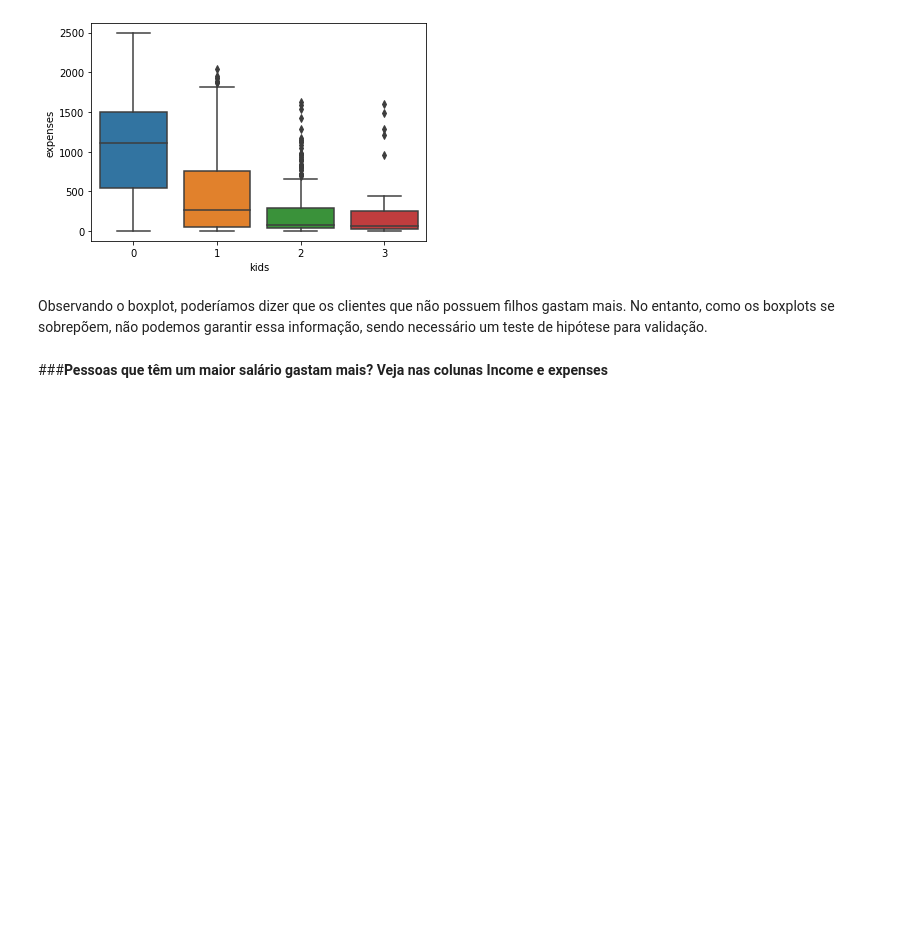
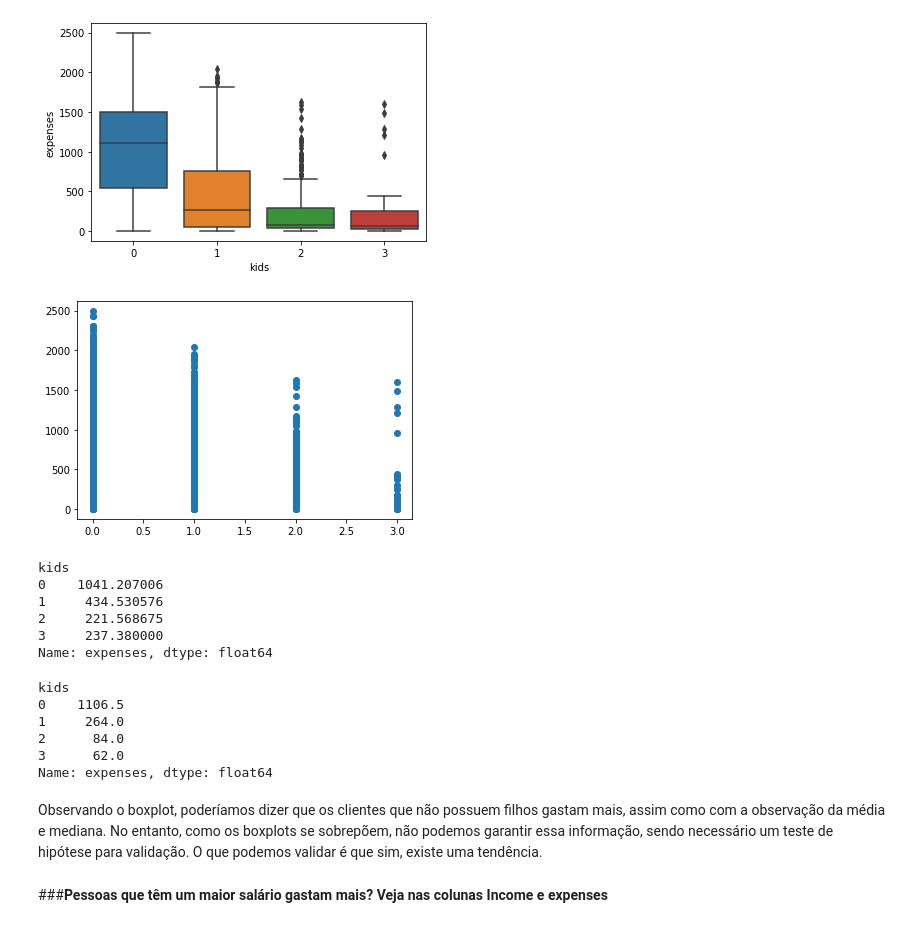
Before and after one commit to nataliagcarvalho/estatistica, a Jupyter notebook: Aula_1_iFood.ipynb, the cells around one changed output. Saved outputs shown, nothing was run; the diff lists cells and outputs as text; code cells hidden in the pictures; blank space fills up the shorter version.

```diff
--- a/Aula_1_iFood.ipynb
+++ b/Aula_1_iFood.ipynb
@@ -268,8 +263,34 @@ sns.boxplot(x="kids", y="expenses", data=df)
 # %% [output]
 <matplotlib.axes._subplots.AxesSubplot at 0x...>
 [figure]
+# %%
+#gráfico de dispersão: chamar o código e mostrar em seguida
+plt.scatter(df["kids"], df["expenses"])
+plt.show()
+# %% [output]
+[figure, added]
+# %%
+#calculando a média de gastos por quantidade de filhos
+df.groupby("kids")["expenses"].mean()
+# %% [output]
+kids
+0    1041.207006
+1     434.530576
+2     221.568675
+3     237.380000
+Name: expenses, dtype: float64
+# %%
+#calculando a mediana de gastos por quantidade de filhos
+df.groupby("kids")["expenses"].median()
+# %% [output]
+kids
+0    1106.5
+1     264.0
+2      84.0
+3      62.0
+Name: expenses, dtype: float64
 # %% [markdown]
-Observando o boxplot, poderíamos dizer que os clientes que não possuem filhos gastam mais. No entanto, como os boxplots se sobrepõem, não podemos garantir essa informação, sendo necessário um teste de hipótese para validação.
+Observando o boxplot, poderíamos dizer que os clientes que não possuem filhos gastam mais, assim como com a observação da média e mediana. No entanto, como os boxplots se sobrepõem, não podemos garantir essa informação, sendo necessário um teste de hipótese para validação. O que podemos validar é que sim, existe uma tendência.
 # %% [markdown]
 ###**Pessoas que têm um maior salário gastam mais? Veja nas colunas Income e expenses**
 # %%
```
Also changed, not shown: parts of 2 cells of this notebook.
